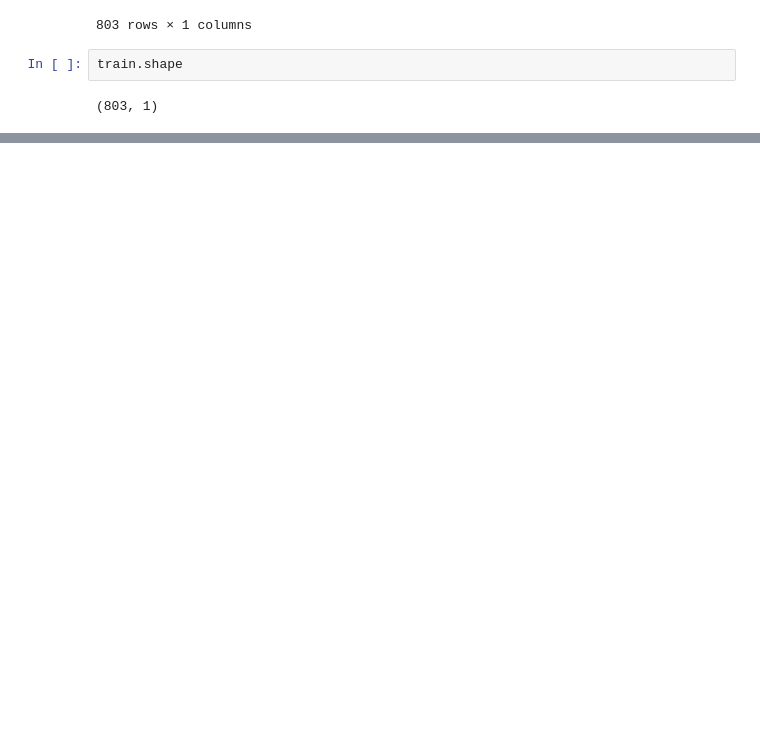
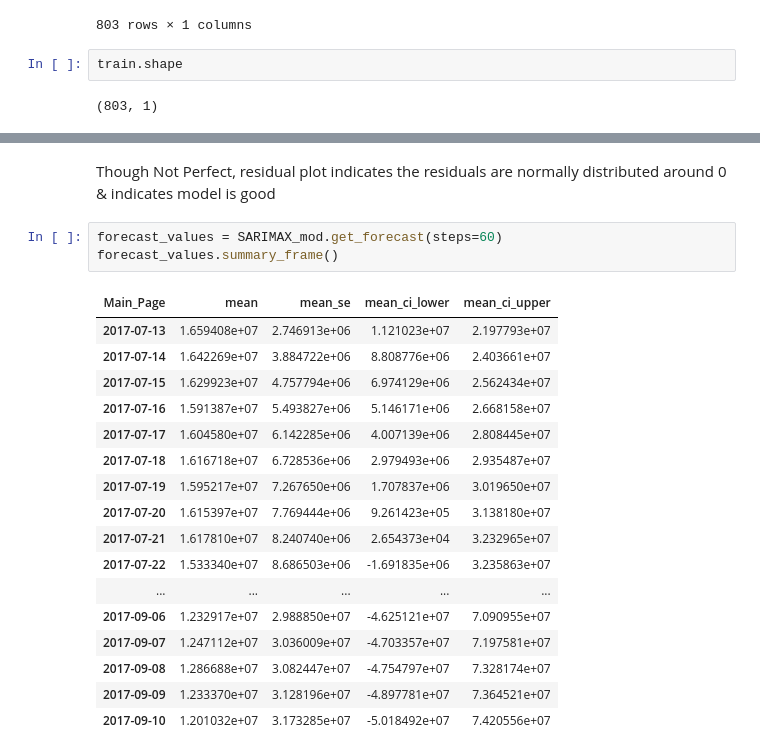
Before and after one commit to prasannakr/Web_Traffic_Forecast, a Jupyter notebook: Web_Traffic_Forecast.ipynb, the cells around one changed output, grey strips where cells are left out. Drawn from its saved outputs; the diff is of its cells as text; blank space fills up the shorter version.

```diff
--- a/Web_Traffic_Forecast.ipynb
+++ b/Web_Traffic_Forecast.ipynb
@@ -310,0 +406,23 @@ TypeError: '<' not supported between instances of 'int' and 'str'
+# %% [markdown]
+Though Not Perfect, residual plot indicates the residuals are normally distributed around 0 & indicates model is good
+# %%
+forecast_values = SARIMAX_mod.get_forecast(steps=60)
+forecast_values.summary_frame()
+# %% [output]
+| Main_Page | mean | mean_se | mean_ci_lower | mean_ci_upper |
+| 2017-07-13 | 1.659408e+07 | 2.746913e+06 | 1.121023e+07 | 2.197793e+07 |
+| 2017-07-14 | 1.642269e+07 | 3.884722e+06 | 8.808776e+06 | 2.403661e+07 |
+| 2017-07-15 | 1.629923e+07 | 4.757794e+06 | 6.974129e+06 | 2.562434e+07 |
+| 2017-07-16 | 1.591387e+07 | 5.493827e+06 | 5.146171e+06 | 2.668158e+07 |
+| 2017-07-17 | 1.604580e+07 | 6.142285e+06 | 4.007139e+06 | 2.808445e+07 |
+| 2017-07-18 | 1.616718e+07 | 6.728536e+06 | 2.979493e+06 | 2.935487e+07 |
+| 2017-07-19 | 1.595217e+07 | 7.267650e+06 | 1.707837e+06 | 3.019650e+07 |
+| 2017-07-20 | 1.615397e+07 | 7.769444e+06 | 9.261423e+05 | 3.138180e+07 |
+| 2017-07-21 | 1.617810e+07 | 8.240740e+06 | 2.654373e+04 | 3.232965e+07 |
+| 2017-07-22 | 1.533340e+07 | 8.686503e+06 | -1.691835e+06 | 3.235863e+07 |
+| ... | ... | ... | ... | ... |
+| 2017-09-06 | 1.232917e+07 | 2.988850e+07 | -4.625121e+07 | 7.090955e+07 |
+| 2017-09-07 | 1.247112e+07 | 3.036009e+07 | -4.703357e+07 | 7.197581e+07 |
+| 2017-09-08 | 1.286688e+07 | 3.082447e+07 | -4.754797e+07 | 7.328174e+07 |
+| 2017-09-09 | 1.233370e+07 | 3.128196e+07 | -4.897781e+07 | 7.364521e+07 |
+| 2017-09-10 | 1.201032e+07 | 3.173285e+07 | -5.018492e+07 | 7.420556e+07 |
```
Also changed, not shown: parts of 23 cells of this notebook.
